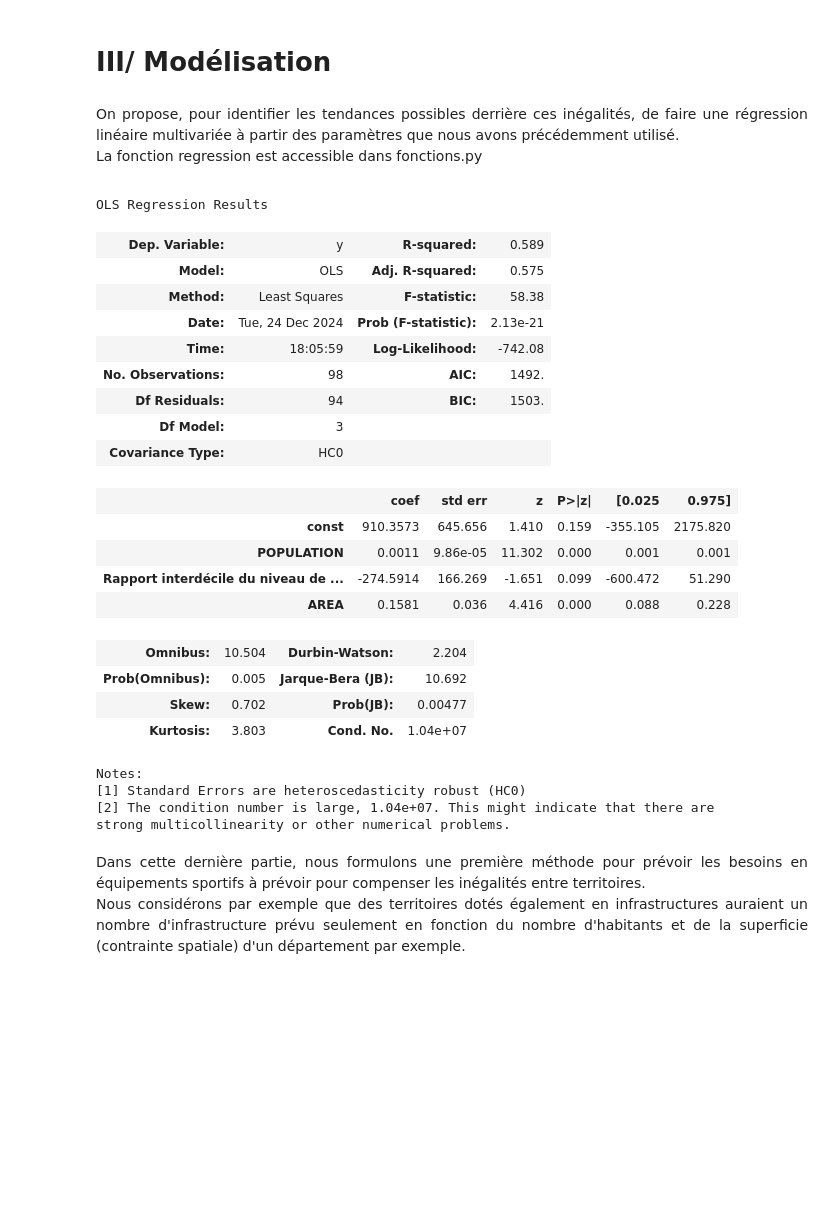
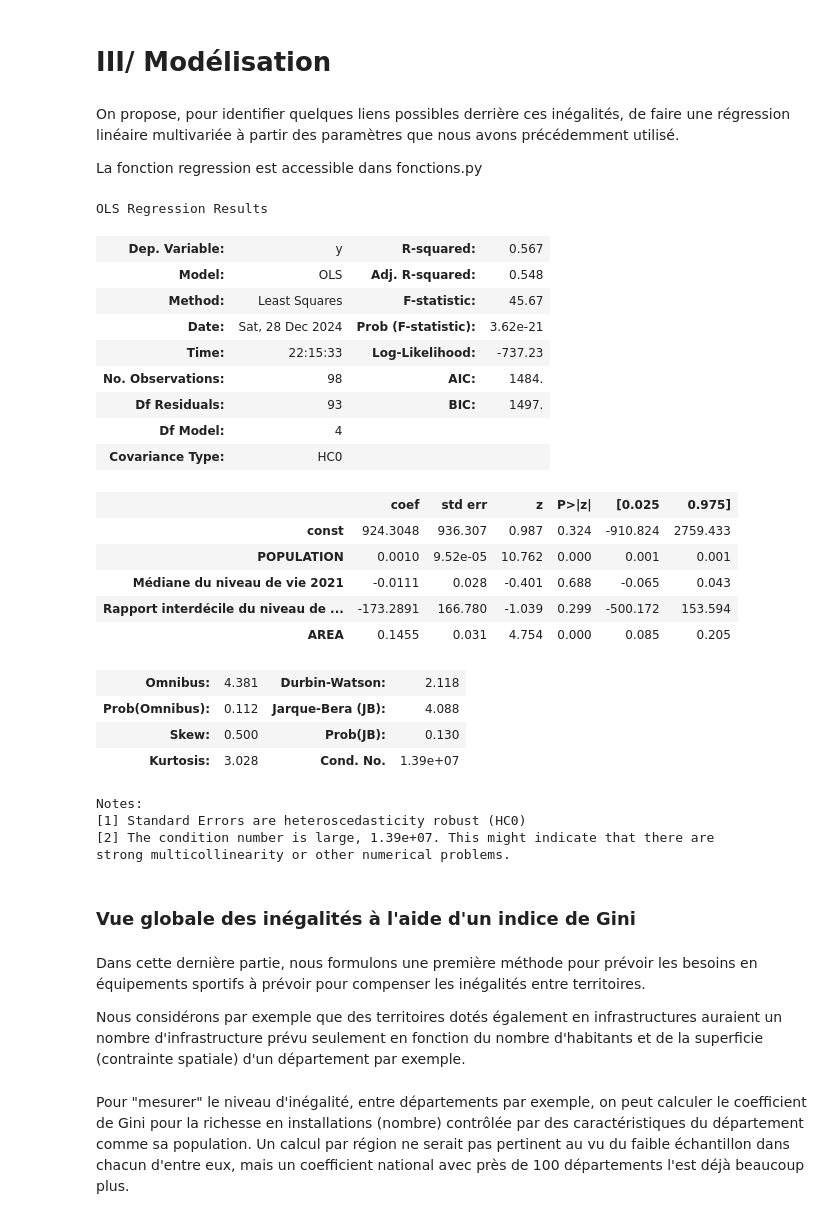
Before and after one commit to cyprienmathe/Python-data-science, a Jupyter notebook: main.ipynb, the cells around one changed output. Cells and saved outputs as stored; diff of their text form; code cells hidden in the pictures; blank space fills up the shorter version.

Commit message:
ajout de quelques paragraphes dans "modélisation"

```diff
--- a/main.ipynb
+++ b/main.ipynb
@@ -340,55 +340,53 @@ plt.tight_layout()
 # %% [markdown]
 # III/ Modélisation
 # %% [markdown]
-<div style="text-align: justify;">
-<div style="text-align: justify; line-height: 1.8;">
-On propose, pour identifier les tendances possibles derrière ces inégalités, de faire une régression linéaire multivariée à partir des paramètres que nous avons précédemment utilisé.
+On propose, pour identifier quelques liens possibles derrière ces inégalités, de faire une régression linéaire multivariée à partir des paramètres que nous avons précédemment utilisé.
 
 La fonction regression est accessible dans fonctions.py
-</div>
-</div>
 # %%
 from sklearn.linear_model import LinearRegression
 from sklearn.metrics import mean_squared_error
 
 #Copie du dataset par précaution
 df_reg = copy.deepcopy(departements_eco)
 
 # Sélectionner les colonnes pour la régression
-X = df_reg[['POPULATION', 'Rapport interdécile du niveau de vie (9e déc./1er déc.) 2021','AREA']]  # Variables indépendantes
+X = df_reg[['POPULATION', 'Médiane du niveau de vie 2021','Rapport interdécile du niveau de vie (9e déc./1er déc.) 2021','AREA']]  # Variables indépendantes
 y = df_reg['count']            # Variable dépendante
 
 results = regression(X,y)
 results.summary()
 # %% [output]
 OLS Regression Results
-| Dep. Variable: | y | R-squared: | 0.589 |
-| Model: | OLS | Adj. R-squared: | 0.575 |
-| Method: | Least Squares | F-statistic: | 58.38 |
-| Date: | Tue, 24 Dec 2024 | Prob (F-statistic): | 2.13e-21 |
-| Time: | 18:05:59 | Log-Likelihood: | -742.08 |
-| No. Observations: | 98 | AIC: | 1492. |
-| Df Residuals: | 94 | BIC: | 1503. |
-| Df Model: | 3 |  |  |
+| Dep. Variable: | y | R-squared: | 0.567 |
+| Model: | OLS | Adj. R-squared: | 0.548 |
+| Method: | Least Squares | F-statistic: | 45.67 |
+| Date: | Sat, 28 Dec 2024 | Prob (F-statistic): | 3.62e-21 |
+| Time: | 22:15:33 | Log-Likelihood: | -737.23 |
+| No. Observations: | 98 | AIC: | 1484. |
+| Df Residuals: | 93 | BIC: | 1497. |
+| Df Model: | 4 |  |  |
 | Covariance Type: | HC0 |  |  |
 |  | coef | std err | z | P>|z| | [0.025 | 0.975] |
-| const | 910.3573 | 645.656 | 1.410 | 0.159 | -355.105 | 2175.820 |
-| POPULATION | 0.0011 | 9.86e-05 | 11.302 | 0.000 | 0.001 | 0.001 |
-| Rapport interdécile du niveau de ... | -274.5914 | 166.269 | -1.651 | 0.099 | -600.472 | 51.290 |
-| AREA | 0.1581 | 0.036 | 4.416 | 0.000 | 0.088 | 0.228 |
+| const | 924.3048 | 936.307 | 0.987 | 0.324 | -910.824 | 2759.433 |
+| POPULATION | 0.0010 | 9.52e-05 | 10.762 | 0.000 | 0.001 | 0.001 |
+| Médiane du niveau de vie 2021 | -0.0111 | 0.028 | -0.401 | 0.688 | -0.065 | 0.043 |
+| Rapport interdécile du niveau de ... | -173.2891 | 166.780 | -1.039 | 0.299 | -500.172 | 153.594 |
+| AREA | 0.1455 | 0.031 | 4.754 | 0.000 | 0.085 | 0.205 |
-| Omnibus: | 10.504 | Durbin-Watson: | 2.204 |
-| Prob(Omnibus): | 0.005 | Jarque-Bera (JB): | 10.692 |
-| Skew: | 0.702 | Prob(JB): | 0.00477 |
-| Kurtosis: | 3.803 | Cond. No. | 1.04e+07 |
+| Omnibus: | 4.381 | Durbin-Watson: | 2.118 |
+| Prob(Omnibus): | 0.112 | Jarque-Bera (JB): | 4.088 |
+| Skew: | 0.500 | Prob(JB): | 0.130 |
+| Kurtosis: | 3.028 | Cond. No. | 1.39e+07 |
 Notes:
 [1] Standard Errors are heteroscedasticity robust (HC0)
-[2] The condition number is large, 1.04e+07. This might indicate that there are
+[2] The condition number is large, 1.39e+07. This might indicate that there are
 strong multicollinearity or other numerical problems.
+# %% [markdown]
+### Vue globale des inégalités à l'aide d'un indice de Gini
 # %% [markdown]
-<div style="text-align: justify;">
-<div style="text-align: justify; line-height: 1.8;">
 Dans cette dernière partie, nous formulons une première méthode pour prévoir les besoins en équipements sportifs à prévoir pour compenser les inégalités entre territoires.
 
 Nous considérons par exemple que des territoires dotés également en infrastructures auraient un nombre d'infrastructure prévu seulement en fonction du nombre d'habitants et de la superficie (contrainte spatiale) d'un département par exemple.
-</div>
-</div>
+# %% [markdown]
+Pour "mesurer" le niveau d'inégalité, entre départements par exemple, on peut calculer le coefficient de Gini pour la richesse en installations (nombre) contrôlée par des caractéristiques du département comme sa population.
+Un calcul par région ne serait pas pertinent au vu du faible échantillon dans chacun d'entre eux, mais un coefficient national avec près de 100 départements l'est déjà beaucoup plus.
```
Also changed, not shown: parts of 10 cells of this notebook, 1 other file.
